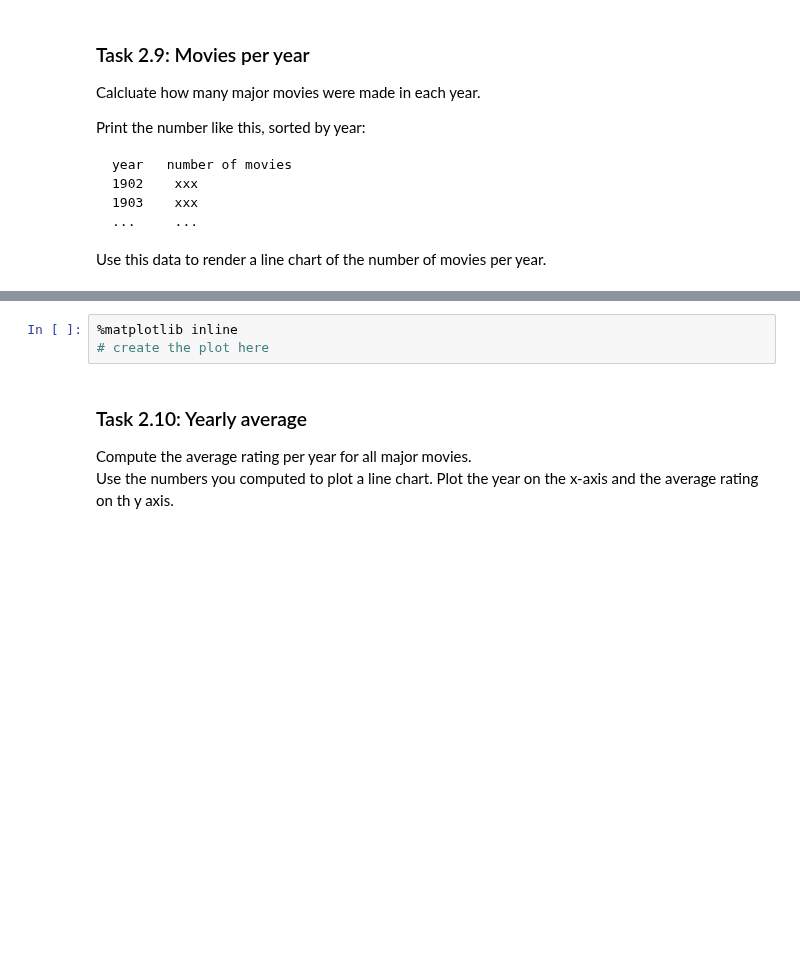
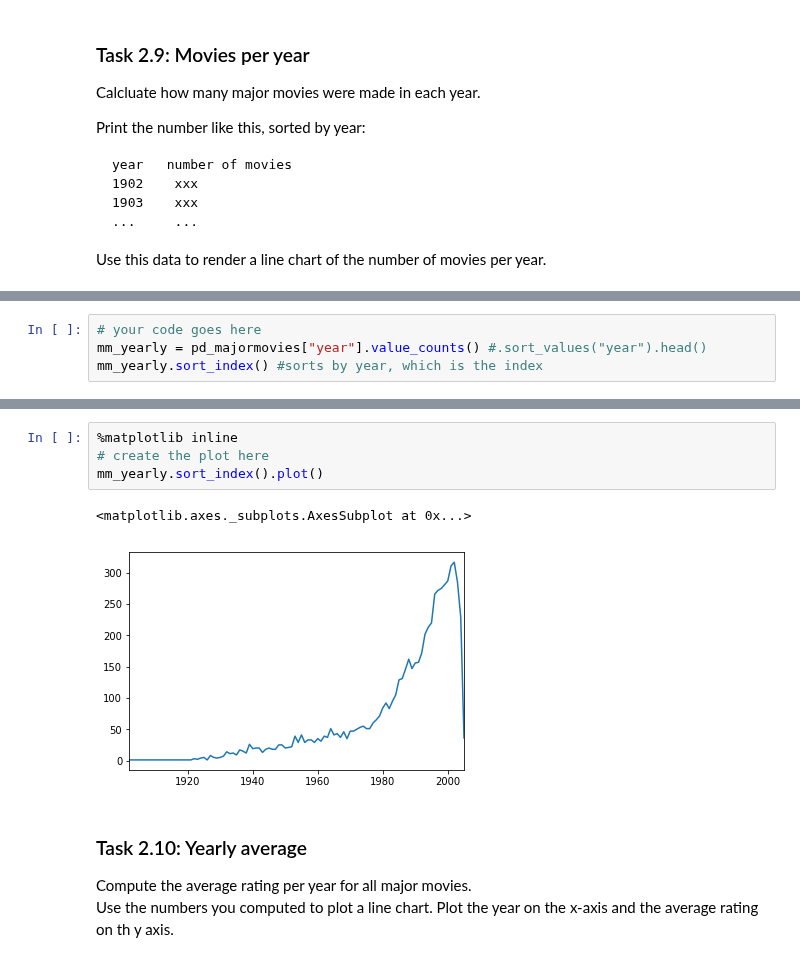
Before and after one commit to brookeslawski/datascience-homeworks-local, a Jupyter notebook: HW3/2018-HW3.ipynb, the cells around one changed output, grey strips where cells are left out. Drawn from its saved outputs; the diff is of its cells as text; blank space fills up the shorter version.

```diff
--- a/HW3/2018-HW3.ipynb
+++ b/HW3/2018-HW3.ipynb
@@ -388,0 +377,4 @@ Use this data to render a line chart of the number of movies per year.
+# %%
+# your code goes here
+mm_yearly = pd_majormovies["year"].value_counts() #.sort_values("year").head()
+mm_yearly.sort_index() #sorts by year, which is the index
@@ -389,6 +399,10 @@ Use this data to render a line chart of the number of movies per year.
 # %%
 %matplotlib inline
 # create the plot here
+mm_yearly.sort_index().plot()
+# %% [output]
+<matplotlib.axes._subplots.AxesSubplot at 0x...>
+[figure, added]
 # %% [markdown]
 ### Task 2.10: Yearly average
 
```
Also changed, not shown: parts of 5 cells of this notebook.
